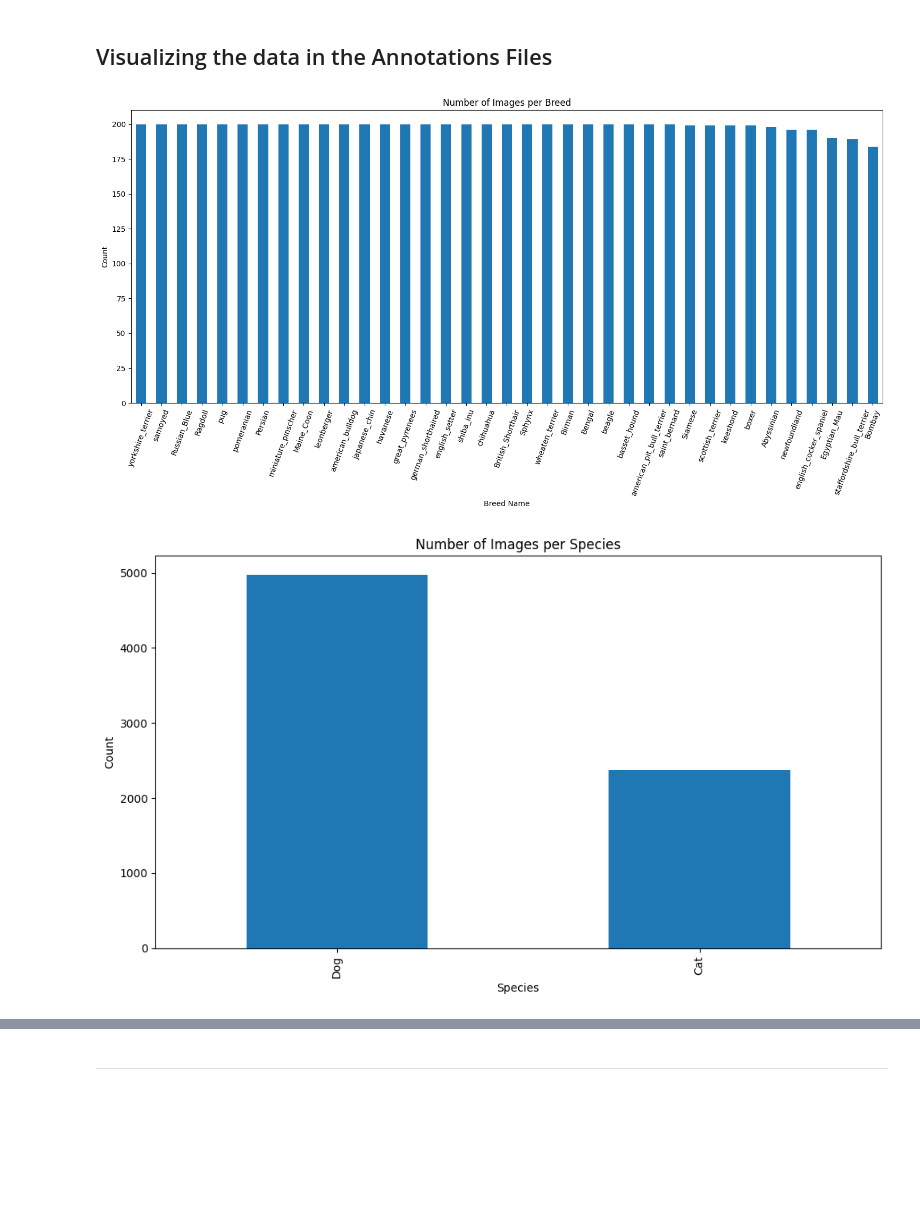
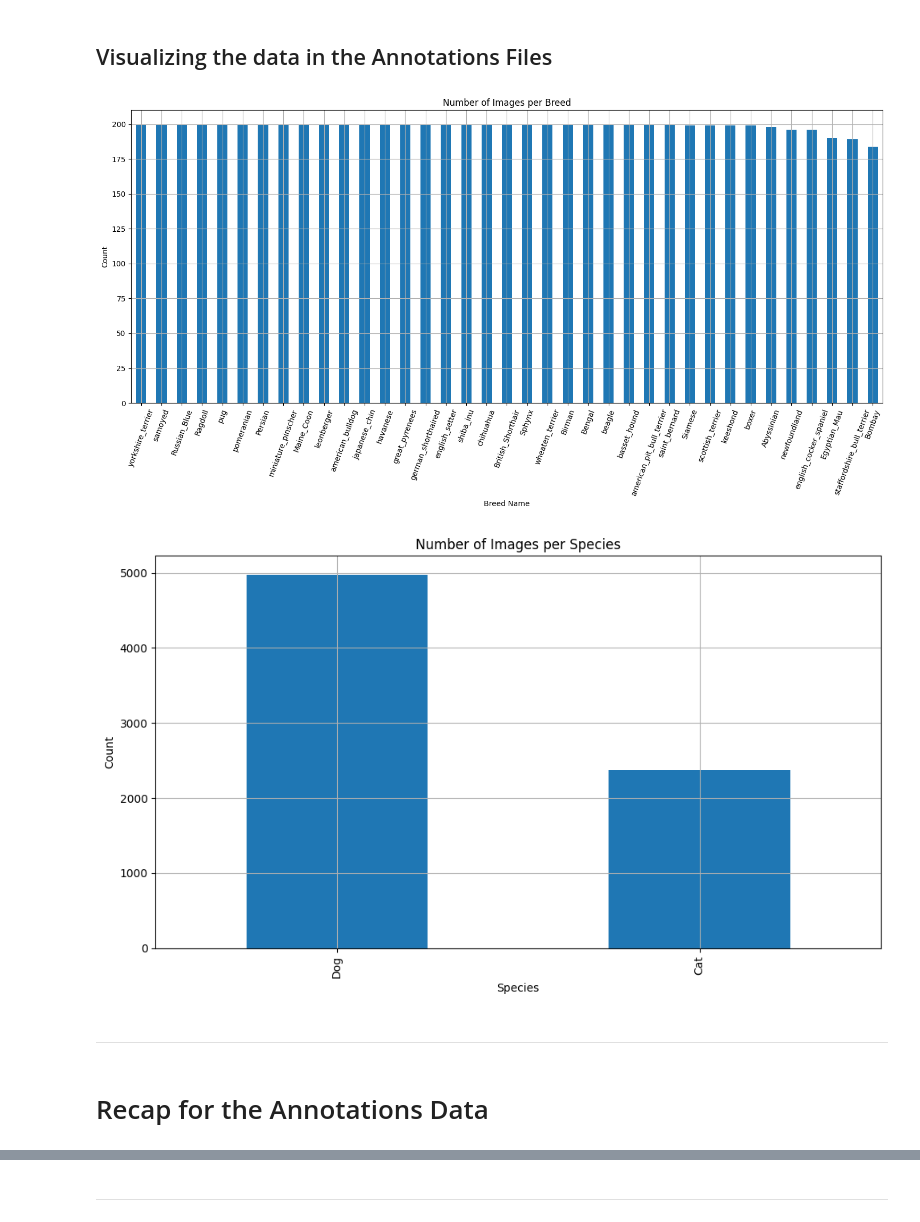
Before and after one commit to OmarAhmedAbdelAziz/Multiclass-Classification-Semantic-Segmentation-of-Pet-Breeds, a Jupyter notebook: notebooks/Step by Step Notebook.ipynb, the cells around one changed output, grey strips where cells are left out. Drawn from its saved outputs; the diff is of its cells as text; code cells hidden in the pictures; blank space fills up the shorter version.

Commit message:
Recap

```diff
--- a/notebooks/Step by Step Notebook.ipynb
+++ b/notebooks/Step by Step Notebook.ipynb
@@ -157,16 +157,16 @@ breed_counts = list_df['breed_name'].value_counts()
 # %%
 # Plotting the distribution of images per breed
 plt.figure(figsize=(15, 8))
 breed_counts.plot(kind='bar')
 plt.title('Number of Images per Breed')
 plt.xlabel('Breed Name')
 plt.ylabel('Count')
 plt.xticks(rotation=70)
 plt.tight_layout()
-plt.grid
+plt.grid()
 plt.show()
 # %% [output]
-[figure, old version]
+[figure, new version]
 # %%
 # Plotting the number of images per specie
 species_counts = list_df['species'].value_counts()
@@ -177,7 +177,11 @@ plt.xlabel('Species')
 plt.ylabel('Count')
 plt.xticks([0, 1], ['Dog', 'Cat'])
 plt.tight_layout()
-plt.grid
+plt.grid()
 plt.show()
 # %% [output]
-[figure, old version]
+[figure, new version]
+# %% [markdown]
+---
+# %% [markdown]
+# Recap for the Annotations Data
```
Also changed, not shown: parts of 4 cells of this notebook.
